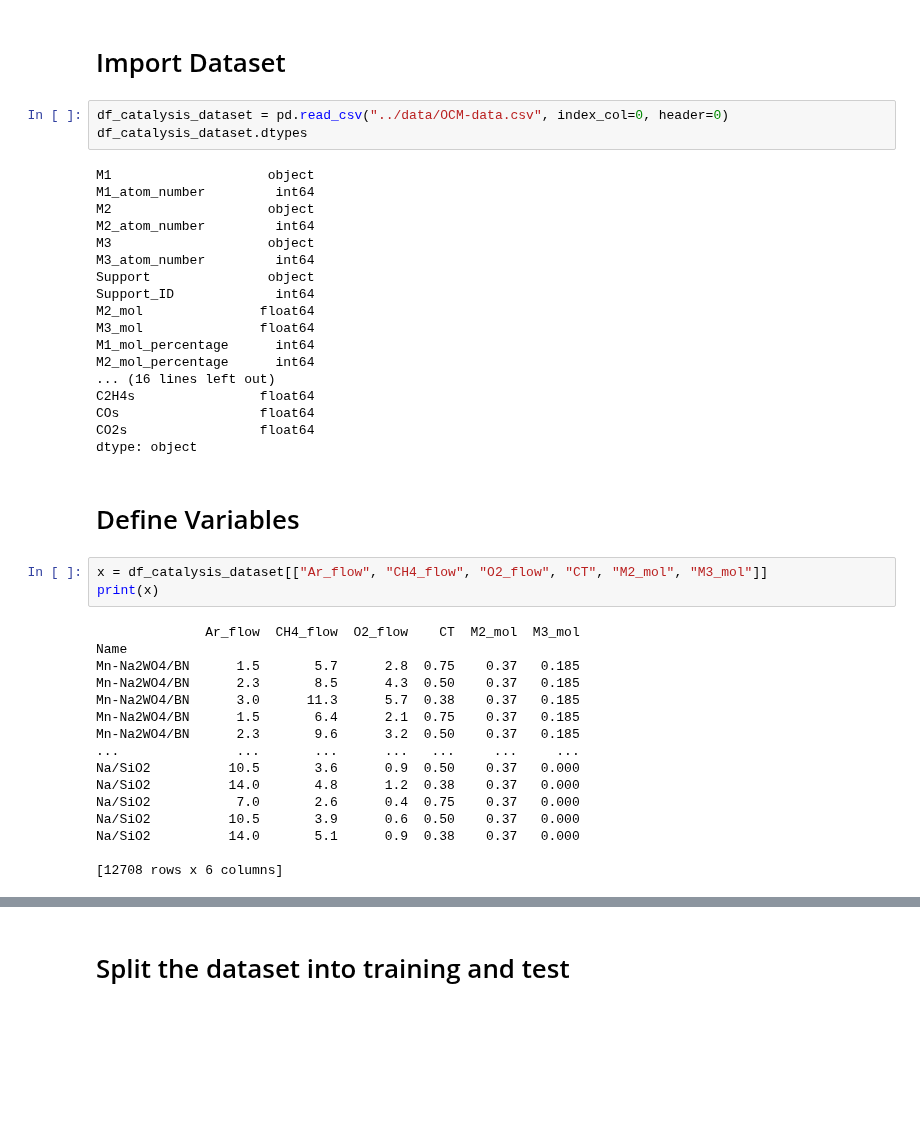
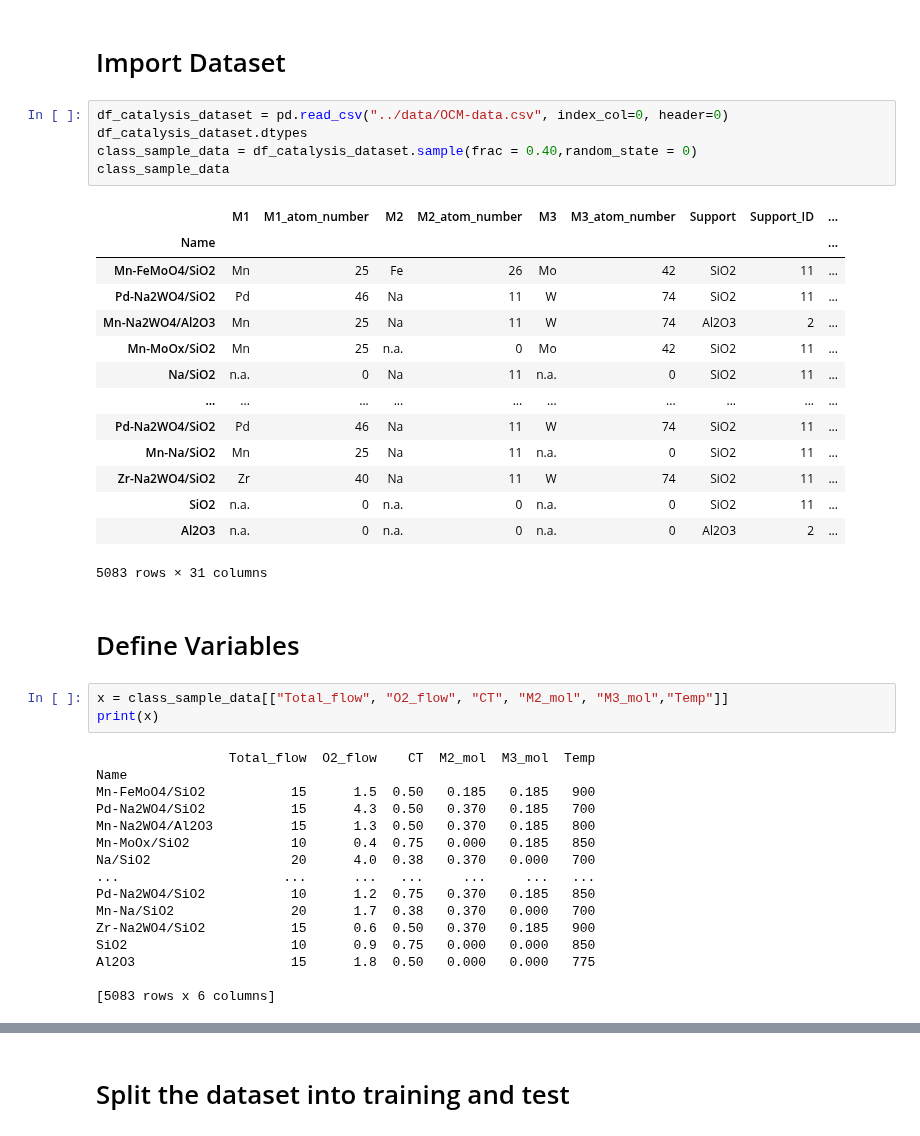
Before and after one commit to swamilikes2code/Python_based_Interactive_Scientific_Visualization, a Jupyter notebook: catalysis_visualization/notebook/classification.ipynb, the cells around one changed output, grey strips where cells are left out. Drawn from its saved outputs; the diff is of its cells as text; blank space fills up the shorter version.

```diff
--- a/catalysis_visualization/notebook/classification.ipynb
+++ b/catalysis_visualization/notebook/classification.ipynb
@@ -14,44 +14,43 @@ from sklearn.metrics import classification_report, confusion_matrix
 # %%
 df_catalysis_dataset = pd.read_csv("../data/OCM-data.csv", index_col=0, header=0)
 df_catalysis_dataset.dtypes
+class_sample_data = df_catalysis_dataset.sample(frac = 0.40,random_state = 0)
+class_sample_data
 # %% [output]
+|  | M1 | M1_atom_number | M2 | M2_atom_number | M3 | M3_atom_number | Support | Support_ID | ... |
+| Name |  |  |  |  |  |  |  |  | ... |
+| Mn-FeMoO4/SiO2 | Mn | 25 | Fe | 26 | Mo | 42 | SiO2 | 11 | ... |
+| Pd-Na2WO4/SiO2 | Pd | 46 | Na | 11 | W | 74 | SiO2 | 11 | ... |
+| Mn-Na2WO4/Al2O3 | Mn | 25 | Na | 11 | W | 74 | Al2O3 | 2 | ... |
+| Mn-MoOx/SiO2 | Mn | 25 | n.a. | 0 | Mo | 42 | SiO2 | 11 | ... |
+| Na/SiO2 | n.a. | 0 | Na | 11 | n.a. | 0 | SiO2 | 11 | ... |
+| ... | ... | ... | ... | ... | ... | ... | ... | ... | ... |
+| Pd-Na2WO4/SiO2 | Pd | 46 | Na | 11 | W | 74 | SiO2 | 11 | ... |
+| Mn-Na/SiO2 | Mn | 25 | Na | 11 | n.a. | 0 | SiO2 | 11 | ... |
+| Zr-Na2WO4/SiO2 | Zr | 40 | Na | 11 | W | 74 | SiO2 | 11 | ... |
+| SiO2 | n.a. | 0 | n.a. | 0 | n.a. | 0 | SiO2 | 11 | ... |
+| Al2O3 | n.a. | 0 | n.a. | 0 | n.a. | 0 | Al2O3 | 2 | ... |
-M1                    object
-M1_atom_number         int64
-M2                    object
-M2_atom_number         int64
-M3                    object
-M3_atom_number         int64
-Support               object
-Support_ID             int64
-M2_mol               float64
-M3_mol               float64
-M1_mol_percentage      int64
-M2_mol_percentage      int64
-... (16 lines left out)
-C2H4s                float64
-COs                  float64
-CO2s                 float64
-dtype: object
+5083 rows × 31 columns
 # %% [markdown]
 # Define Variables
 # %%
-x = df_catalysis_dataset[["Ar_flow", "CH4_flow", "O2_flow", "CT", "M2_mol", "M3_mol"]]
+x = class_sample_data[["Total_flow", "O2_flow", "CT", "M2_mol", "M3_mol","Temp"]]
 print(x)
 # %% [output]
-              Ar_flow  CH4_flow  O2_flow    CT  M2_mol  M3_mol
+                 Total_flow  O2_flow    CT  M2_mol  M3_mol  Temp
 Name
-Mn-Na2WO4/BN      1.5       5.7      2.8  0.75    0.37   0.185
-Mn-Na2WO4/BN      2.3       8.5      4.3  0.50    0.37   0.185
-Mn-Na2WO4/BN      3.0      11.3      5.7  0.38    0.37   0.185
-Mn-Na2WO4/BN      1.5       6.4      2.1  0.75    0.37   0.185
-Mn-Na2WO4/BN      2.3       9.6      3.2  0.50    0.37   0.185
-...               ...       ...      ...   ...     ...     ...
-Na/SiO2          10.5       3.6      0.9  0.50    0.37   0.000
-Na/SiO2          14.0       4.8      1.2  0.38    0.37   0.000
-Na/SiO2           7.0       2.6      0.4  0.75    0.37   0.000
-Na/SiO2          10.5       3.9      0.6  0.50    0.37   0.000
-Na/SiO2          14.0       5.1      0.9  0.38    0.37   0.000
+Mn-FeMoO4/SiO2           15      1.5  0.50   0.185   0.185   900
+Pd-Na2WO4/SiO2           15      4.3  0.50   0.370   0.185   700
+Mn-Na2WO4/Al2O3          15      1.3  0.50   0.370   0.185   800
+Mn-MoOx/SiO2             10      0.4  0.75   0.000   0.185   850
+Na/SiO2                  20      4.0  0.38   0.370   0.000   700
+...                     ...      ...   ...     ...     ...   ...
+Pd-Na2WO4/SiO2           10      1.2  0.75   0.370   0.185   850
+Mn-Na/SiO2               20      1.7  0.38   0.370   0.000   700
+Zr-Na2WO4/SiO2           15      0.6  0.50   0.370   0.185   900
+SiO2                     10      0.9  0.75   0.000   0.000   850
+Al2O3                    15      1.8  0.50   0.000   0.000   775
 
-[12708 rows x 6 columns]
+[5083 rows x 6 columns]
 # %%
 # CH4_conv, C2y, COy
```
Also changed, not shown: parts of 7 cells of this notebook.
